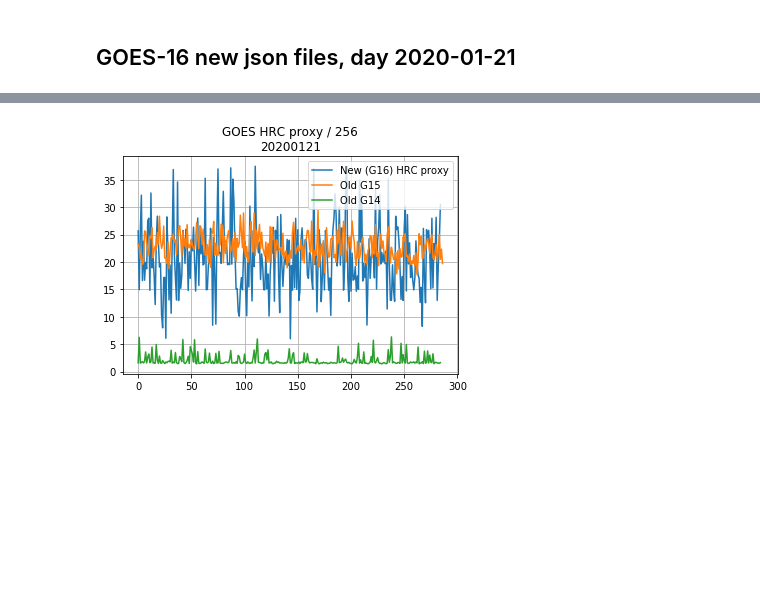
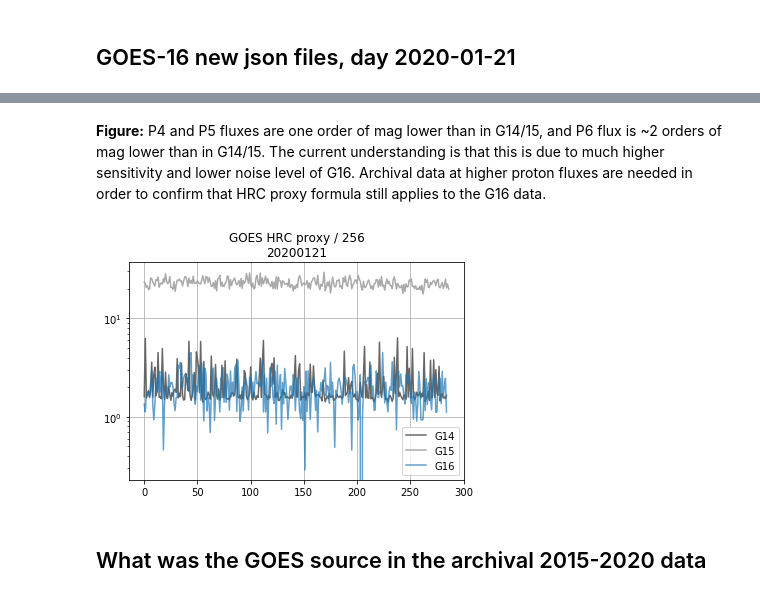
Before and after one commit to chandra-mta/mtanb, a Jupyter notebook: g16-hrc-proxy/g16-hrc-proxy.ipynb, the cells around one changed output, grey strips where cells are left out. Cells and saved outputs as stored; diff of their text form; code cells hidden in the pictures; blank space fills up the shorter version.

```diff
--- a/g16-hrc-proxy/g16-hrc-proxy.ipynb
+++ b/g16-hrc-proxy/g16-hrc-proxy.ipynb
@@ -189,7 +191,7 @@ t.colnames
  'p9_flux',
  'time_tag']
 # %%
-hrc_proxy_g15 = 6000 * t['p4_flux'] + 270000 * t['p5_flux'] + 100000 * t['p6_flux']
+hrc_proxy_g15 = calc_hrc_proxy(t['p4_flux'], t['p5_flux'], t['p6_flux'])
 # %%
 plt.plot(hrc_proxy_g15 / 256);
 # %% [output]
@@ -215,2 +231,5 @@ with open('20200121-g16-1-day.json') as json_file:
+# %%
+json_url = requests.get(f'{URL}/differential-protons-1-day.json')
+data = json_url.json()
 # %%
 t = Table(data)
@@ -263,11 +293,12 @@ time_tag = t['time_tag'][0]
 
 for entry in t:
     if entry['time_tag'] != time_tag:
-        rows.append(['p4', p4_flux, 16, time_tag, 11.6, 23.27])
-        rows.append(['p5', p5_flux, 16, time_tag, 40.3, 73.4])
-        rows.append(['p6', p6_flux, 16, time_tag, 83.7, 242])
-        new_hrc_proxy = calc_g16_hrc_proxy(p4_flux, p5_flux, p6_flux)
-        rows.append(['hrc_proxy', new_hrc_proxy, 16, time_tag, 11.6, 242])
+        rows.append(['p4', p4_flux * 1000, 16, time_tag, 11.6, 23.27])
+        rows.append(['p5', p5_flux * 1000, 16, time_tag, 40.3, 73.4])
+        rows.append(['p6', p6_flux * 1000, 16, time_tag, 83.7, 242])
+        # Convert fluxes from ``per keV`` to ``per MeV``
+        hrc_proxy = calc_hrc_proxy(p4_flux * 1000, p5_flux * 1000, p6_flux * 1000)
+        rows.append(['hrc_proxy', hrc_proxy, 16, time_tag, 11.6, 242])
         p4_flux = 0
         p5_flux = 0
         p6_flux = 0
@@ -280,6 +311,10 @@ for entry in t:
     if entry['energy'] in ('83700-98500 keV', '99900-118000 keV',
                            '115000-143000 keV', '160000-242000 keV'):
         p6_flux += entry['flux']
+
+    # Averages
+    p4_flux /= 2
+    p6_flux /= 4
 # %%
 for row in rows:
     t.add_row(row)
@@ -304,11 +338,17 @@ __Figure:__ These fluxes are orders of mag lower than corresponding fluxes in G1
+# %% [markdown]
+__Figure:__ P4 and P5 fluxes are one order of mag lower than in G14/15, and P6 flux is ~2 orders of mag lower than in G14/15. The current understanding is that this is due to much higher sensitivity and lower noise level of G16. Archival data at higher proton fluxes are needed in order to confirm that HRC proxy formula still applies to the G16 data.
 # %%
 ok = t['energy'] == 'hrc_proxy'
-plt.plot(t['flux'][ok] / 256, label='New (G16) HRC proxy')
-plt.plot(hrc_proxy_g15 / 256, label='Old G15')
-plt.plot(hrc_proxy_g14 / 256, label='Old G14')
+plt.plot(hrc_proxy_g14 / 256, '#666666', label='G14')
+plt.plot(hrc_proxy_g15 / 256, '#aaaaaa', label='G15')
+plt.plot(t['flux'][ok] / 256, label='G16', alpha=0.7)
 
 plt.legend()
 plt.title('GOES HRC proxy / 256\n20200121')
 plt.grid()
+plt.yscale('log')
+#plt.ylim(0, 100)
 # %% [output]
-[figure, old version]
+[figure, new version]
+# %% [markdown]
+## What was the GOES source in the archival 2015-2020 data
```
Also changed, not shown: parts of 45 cells of this notebook.
